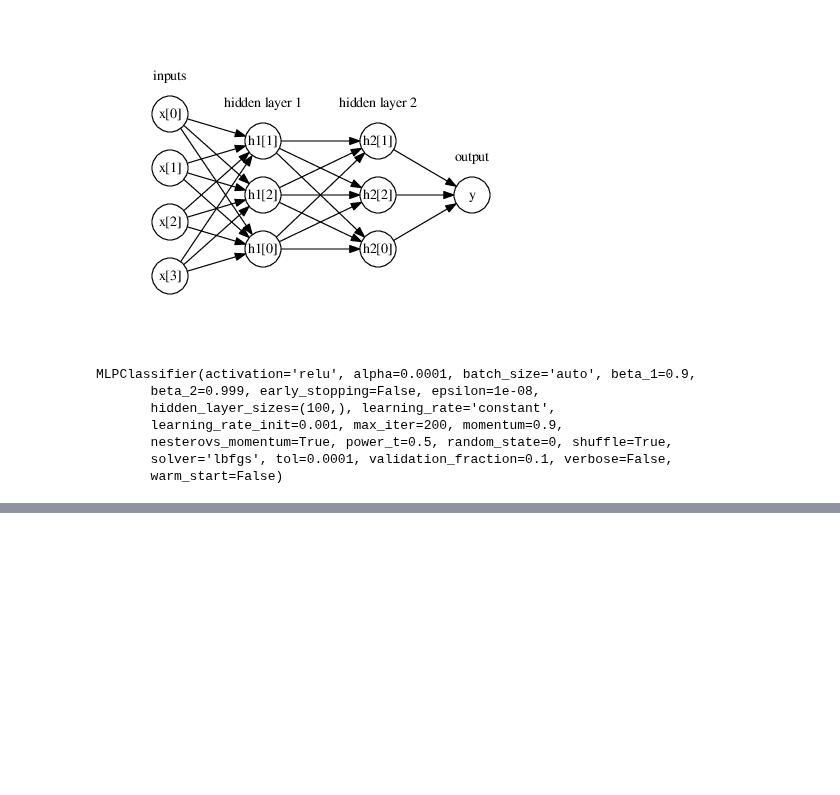
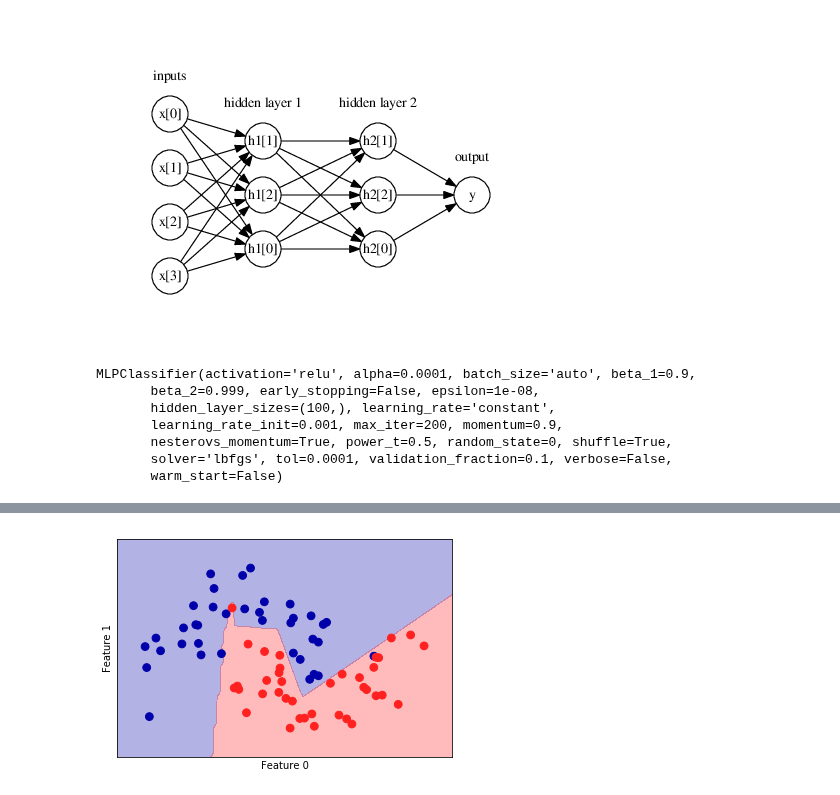
Before and after one commit to rodsveiga/ML_with_Python-Study_notes, a Jupyter notebook: Supervised_Learning.ipynb, the cells around one changed output, grey strips where cells are left out. Drawn from its saved outputs; the diff is of its cells as text; code cells hidden in the pictures; blank space fills up the shorter version.

```diff
--- a/Supervised_Learning.ipynb
+++ b/Supervised_Learning.ipynb
@@ -1783,0 +1790,18 @@ plt.show()
+# %%
+# By default, MLP uses 100 hidden nodes, which is quite a lot for this small data set. We
+# can reduce the number (which reduces the complexity of the model) and still get a good
+# result.
+
+mlp = MLPClassifier(solver='lbfgs', random_state=0, hidden_layer_sizes=[10])
+mlp.fit(X_train, y_train)
+mglearn.plots.plot_2d_separator(mlp, X_train, fill=True, alpha=.3)
+plt.scatter(X_train[:, 0], X_train[:, 1], c=y_train, s=60, cmap=mglearn.cm2)
+plt.xlabel("Feature 0")
+plt.ylabel("Feature 1")
+plt.show()
+
+# With 10 hidden units the decision boundary looks somewhat more ragged. If we want a
+# smoother decision boundary, we could either add mode hidden units, as above, add a
+# second hidden layer or use the hyperbolic tangent non-linearity.
+# %% [output]
+[figure, added]
```
Also changed, not shown: parts of 20 cells of this notebook.
